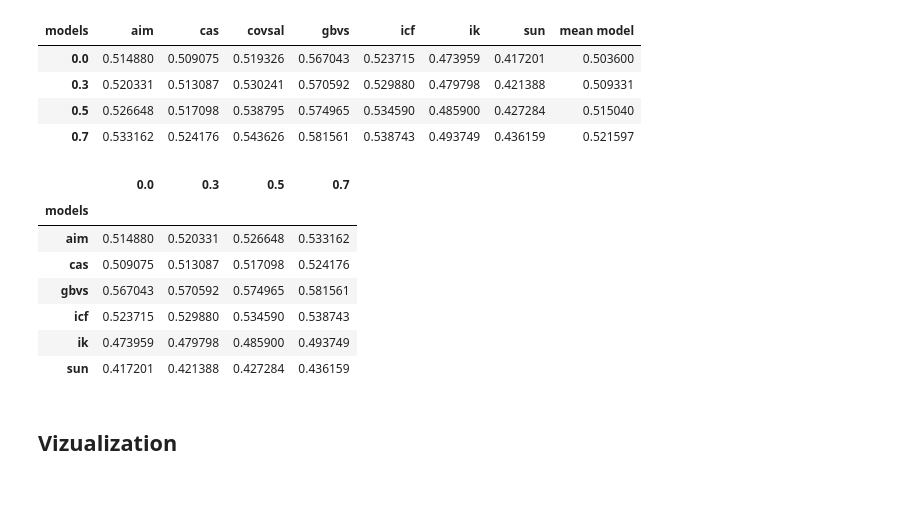
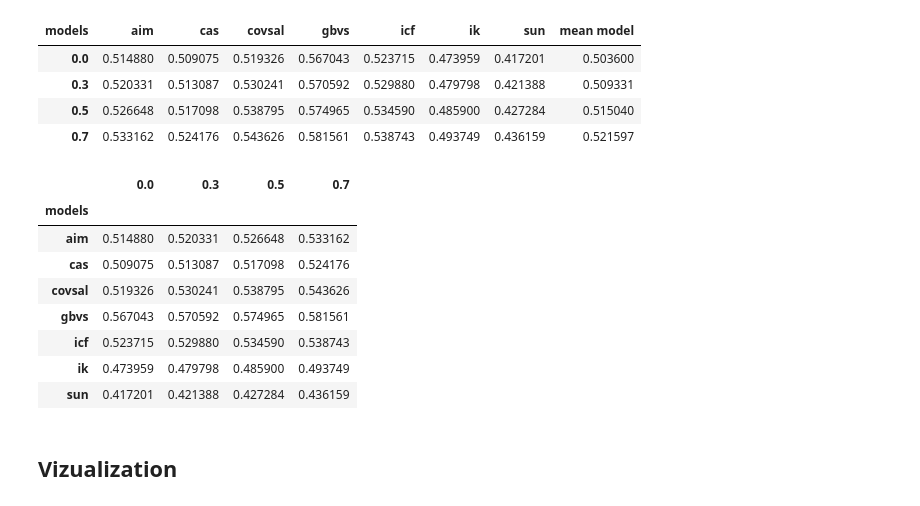
Before and after one commit to alTeska/face_saliency, a Jupyter notebook: notebooks/Data_Visualization_SIM_means_0202.ipynb, the cells around one changed output. Drawn from its saved outputs; the diff is of its cells as text; code cells hidden in the pictures.

```diff
--- a/notebooks/Data_Visualization_SIM_means_0202.ipynb
+++ b/notebooks/Data_Visualization_SIM_means_0202.ipynb
@@ -270,13 +270,14 @@ mean_contexts
 | 0.7 | 0.533162 | 0.524176 | 0.543626 | 0.581561 | 0.538743 | 0.493749 | 0.436159 | 0.521597 |
 # %%
 mean_contexts = mean_contexts.transpose()
-mean_contexts = mean_contexts.loc[['aim', 'cas', 'gbvs', 'icf', 'ik', 'sun']]
+mean_contexts = mean_contexts.loc[['aim', 'cas','covsal', 'gbvs', 'icf', 'ik', 'sun']]
 mean_contexts
 # %% [output]
 |  | 0.0 | 0.3 | 0.5 | 0.7 |
 | models |  |  |  |  |
 | aim | 0.514880 | 0.520331 | 0.526648 | 0.533162 |
 | cas | 0.509075 | 0.513087 | 0.517098 | 0.524176 |
+| covsal | 0.519326 | 0.530241 | 0.538795 | 0.543626 |
 | gbvs | 0.567043 | 0.570592 | 0.574965 | 0.581561 |
 | icf | 0.523715 | 0.529880 | 0.534590 | 0.538743 |
 | ik | 0.473959 | 0.479798 | 0.485900 | 0.493749 |
```
Also changed, not shown: parts of 15 cells of this notebook, 4 other files.
